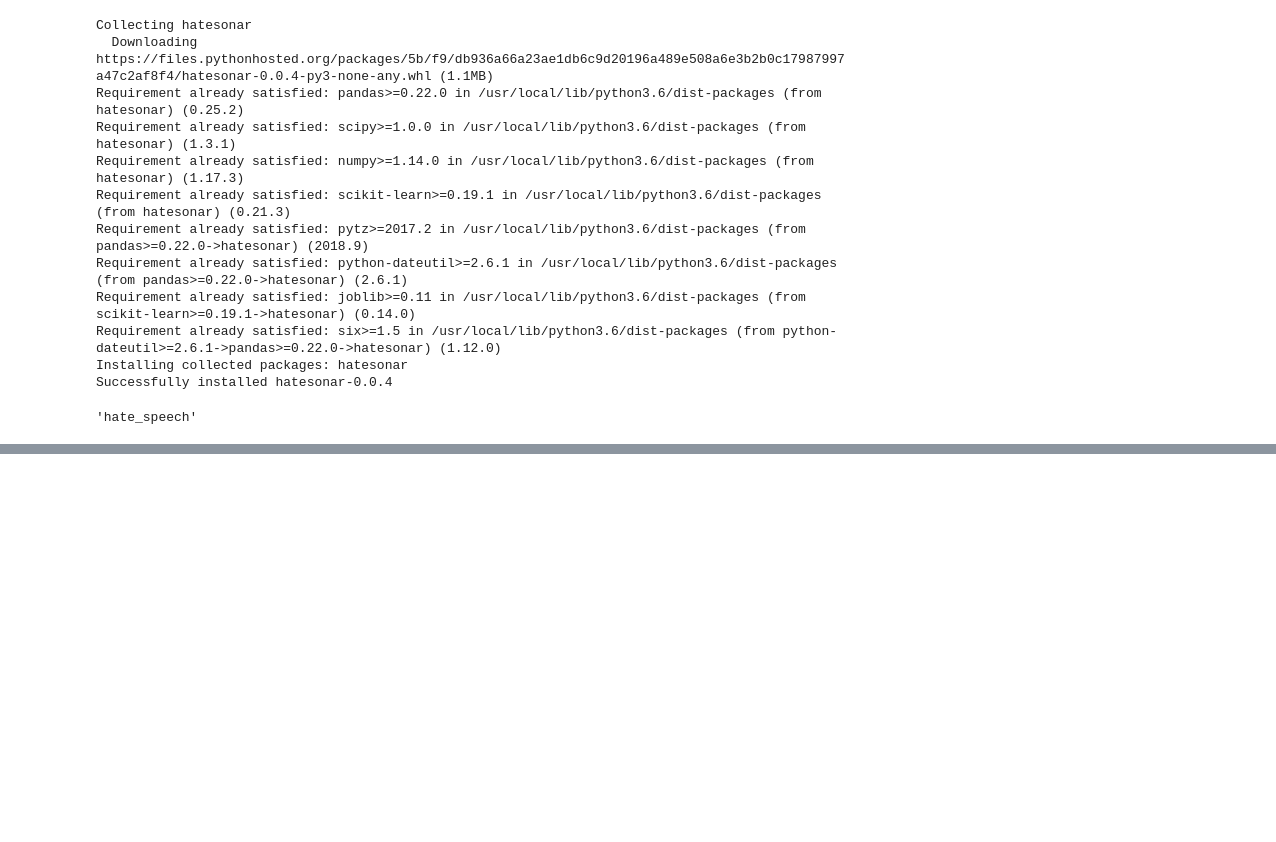
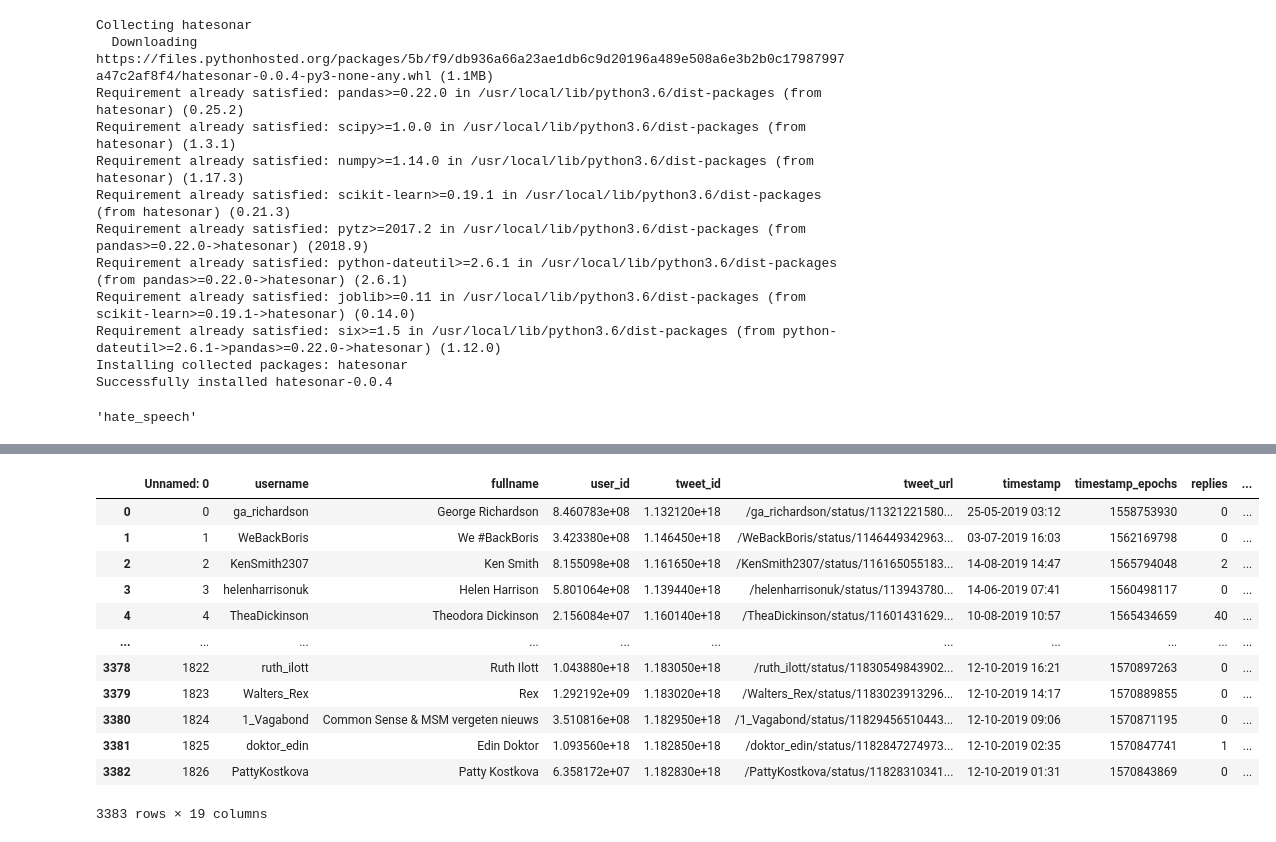
Before and after one commit to abhisheksaxena1998/packages, a Jupyter notebook: hate.ipynb, the cells around one changed output, grey strips where cells are left out. Saved outputs shown, nothing was run; the diff lists cells and outputs as text; code cells hidden in the pictures; blank space fills up the shorter version.

```diff
--- a/hate.ipynb
+++ b/hate.ipynb
@@ -34,0 +55,17 @@ cos
+# %%
+CoS=[]
+for i in df['text']:
+    sonar = Sonar()
+    s=sonar.ping(text=i)
+    a=s['classes'][0]['confidence']
+    b=s['classes'][1]['confidence']
+    c=s['classes'][2]['confidence']
+    maxi=max(a,b,c)
+    if a==maxi:
+        cos=s['classes'][0]['class_name']
+    elif b==maxi:
+        cos=s['classes'][1]['class_name']
+    else:
+        cos=s['classes'][2]['class_name']
+    print (cos)
+    CoS.append(cos)
@@ -34,0 +90,18 @@ cos
+# %%
+df['classofspeech']=CoS
+df.to_csv("input.csv")
+df
+# %% [output]
+|  | Unnamed: 0 | username | fullname | user_id | tweet_id | tweet_url | timestamp | timestamp_epochs | replies | ... |
+| 0 | 0 | ga_richardson | George Richardson | 8.460783e+08 | 1.132120e+18 | /ga_richardson/status/11321221580... | 25-05-2019 03:12 | 1558753930 | 0 | ... |
+| 1 | 1 | WeBackBoris | We #BackBoris | 3.423380e+08 | 1.146450e+18 | /WeBackBoris/status/1146449342963... | 03-07-2019 16:03 | 1562169798 | 0 | ... |
+| 2 | 2 | KenSmith2307 | Ken Smith | 8.155098e+08 | 1.161650e+18 | /KenSmith2307/status/116165055183... | 14-08-2019 14:47 | 1565794048 | 2 | ... |
+| 3 | 3 | helenharrisonuk | Helen Harrison | 5.801064e+08 | 1.139440e+18 | /helenharrisonuk/status/113943780... | 14-06-2019 07:41 | 1560498117 | 0 | ... |
+| 4 | 4 | TheaDickinson | Theodora Dickinson | 2.156084e+07 | 1.160140e+18 | /TheaDickinson/status/11601431629... | 10-08-2019 10:57 | 1565434659 | 40 | ... |
+| ... | ... | ... | ... | ... | ... | ... | ... | ... | ... | ... |
+| 3378 | 1822 | ruth_ilott | Ruth Ilott | 1.043880e+18 | 1.183050e+18 | /ruth_ilott/status/11830549843902... | 12-10-2019 16:21 | 1570897263 | 0 | ... |
+| 3379 | 1823 | Walters_Rex | Rex | 1.292192e+09 | 1.183020e+18 | /Walters_Rex/status/1183023913296... | 12-10-2019 14:17 | 1570889855 | 0 | ... |
+| 3380 | 1824 | 1_Vagabond | Common Sense & MSM vergeten nieuws | 3.510816e+08 | 1.182950e+18 | /1_Vagabond/status/11829456510443... | 12-10-2019 09:06 | 1570871195 | 0 | ... |
+| 3381 | 1825 | doktor_edin | Edin Doktor | 1.093560e+18 | 1.182850e+18 | /doktor_edin/status/1182847274973... | 12-10-2019 02:35 | 1570847741 | 1 | ... |
+| 3382 | 1826 | PattyKostkova | Patty Kostkova | 6.358172e+07 | 1.182830e+18 | /PattyKostkova/status/11828310341... | 12-10-2019 01:31 | 1570843869 | 0 | ... |
+3383 rows × 19 columns
```
Also changed, not shown: parts of 8 cells of this notebook.
